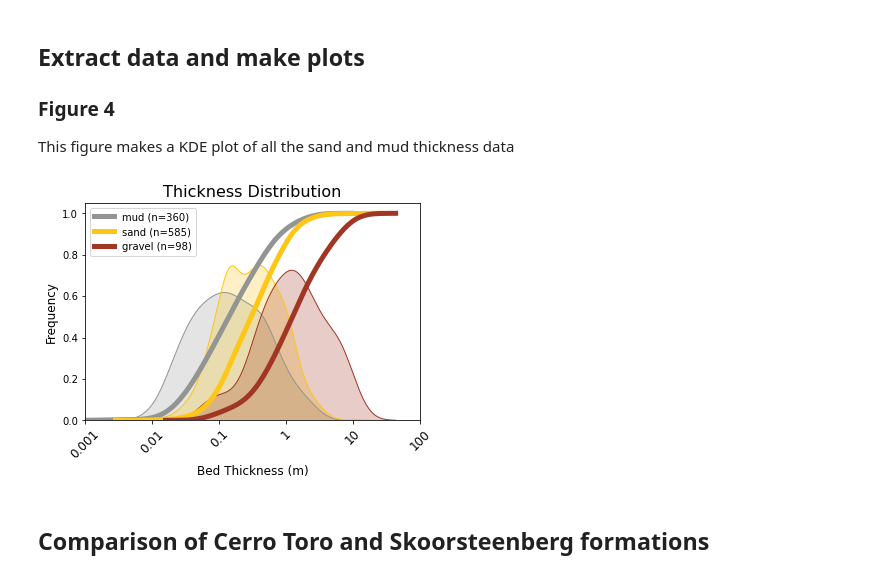
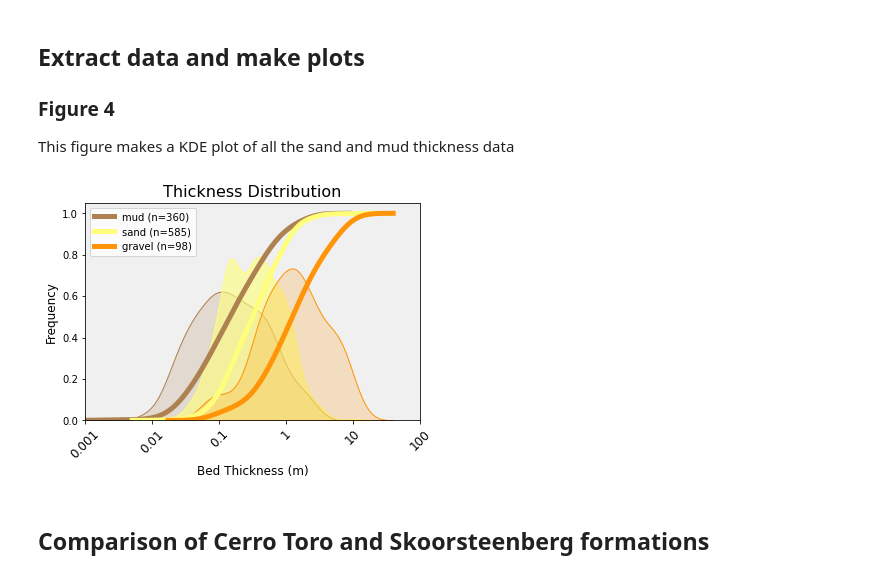
Before and after one commit to rgmyr/litholog, a Jupyter notebook: notebooks/Litholog_paper_plots.ipynb, the cells around one changed output. Cells and saved outputs as stored; diff of their text form; code cells hidden in the pictures.

```diff
--- a/notebooks/Litholog_paper_plots.ipynb
+++ b/notebooks/Litholog_paper_plots.ipynb
@@ -77,36 +77,39 @@ This figure makes a KDE plot of all the sand and mud thickness data
 # %%
 # get some data out of BedSequence using list comprehension
 all_gravel_th = [s.get_field('th', lithology='gravel') for s in seqs]
 all_sand_th = [s.get_field('th', lithology='sand') for s in seqs]
 all_mud_th = [s.get_field('th', lithology='mud') for s in seqs]
 all_mud_th[-3]=[] # one log doesn't have any muds, super amalgamated
 all_gravel_th[0:7]=[] # lots of logs dont have gravel
 
 # make a quick plot of log10 bed thickness
 fig, ax = plt.subplots(figsize=[6,4])
+ax.set(facecolor = '#F0F0F0')
 
 sns.kdeplot(np.log10(np.concatenate(all_mud_th, axis=0)),  ax=ax,
-            cumulative=False, shade=True, color="xkcd:grey", linewidth=1)
+            cumulative=False, shade=True, alpha=0.2, color="xkcd:light brown", linewidth=1)
 sns.kdeplot(np.log10(np.concatenate(all_sand_th, axis=0)),  ax=ax,
-            cumulative=False, shade=True, color="xkcd:golden yellow", linewidth=1)
+            cumulative=False, shade=True, alpha=0.6, color="xkcd:light yellow", linewidth=1)
 sns.kdeplot(np.log10(np.concatenate(all_gravel_th, axis=0)),  ax=ax,
-            cumulative=False, shade=True, color="xkcd:brick", linewidth=1)
+            cumulative=False, shade=True, alpha=0.2, color="xkcd:tangerine", linewidth=1)
 
 sns.kdeplot(np.log10(np.concatenate(all_mud_th, axis=0)),  ax=ax,
-            cumulative=True, shade=False, color="xkcd:grey", linewidth=5, label='mud (n=360)')
+            cumulative=True, shade=False, color="xkcd:light brown", linewidth=5, label='mud (n=360)')
 sns.kdeplot(np.log10(np.concatenate(all_sand_th, axis=0)), ax=ax,
-            cumulative=True, shade=False, color="xkcd:golden yellow", linewidth=5, label='sand (n=585)')
+            cumulative=True, shade=False, color="xkcd:light yellow", linewidth=5, label='sand (n=585)')
 sns.kdeplot(np.log10(np.concatenate(all_gravel_th, axis=0)), ax=ax,
-            cumulative=True, shade=False, color="xkcd:brick", linewidth=5, label='gravel (n=98)')
+            cumulative=True, shade=False, color="xkcd:tangerine", linewidth=5, label='gravel (n=98)')
 
 ax.set_xlabel('Bed Thickness (m)',fontsize=12)
 ax.set_xlim(-3, 2)
 ax.set_xticklabels([10**p for p in range(-3, 3)],fontsize=12,rotation=45)
 ax.set_ylabel('Frequency',fontsize=12)
 ax.set_title('Thickness Distribution',fontsize=16)
-ax.legend(loc='upper left');
+ax.legend(loc='upper left')
+
+fig.savefig('fig4.svg',format='svg')
 # %% [output]
-[figure, old version]
+[figure, new version]
 # %% [markdown]
 ## Comparison of Cerro Toro and Skoorsteenberg formations
 # %%
```
Also changed, not shown: parts of 6 cells of this notebook, 2 other files.
